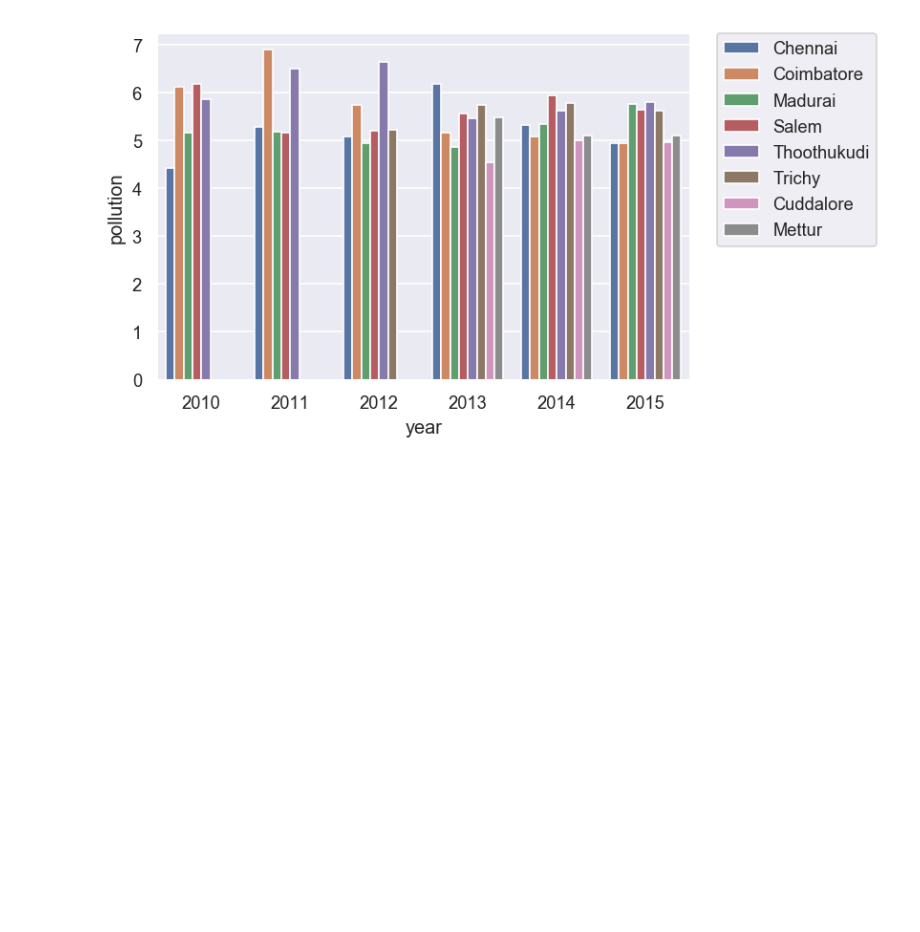
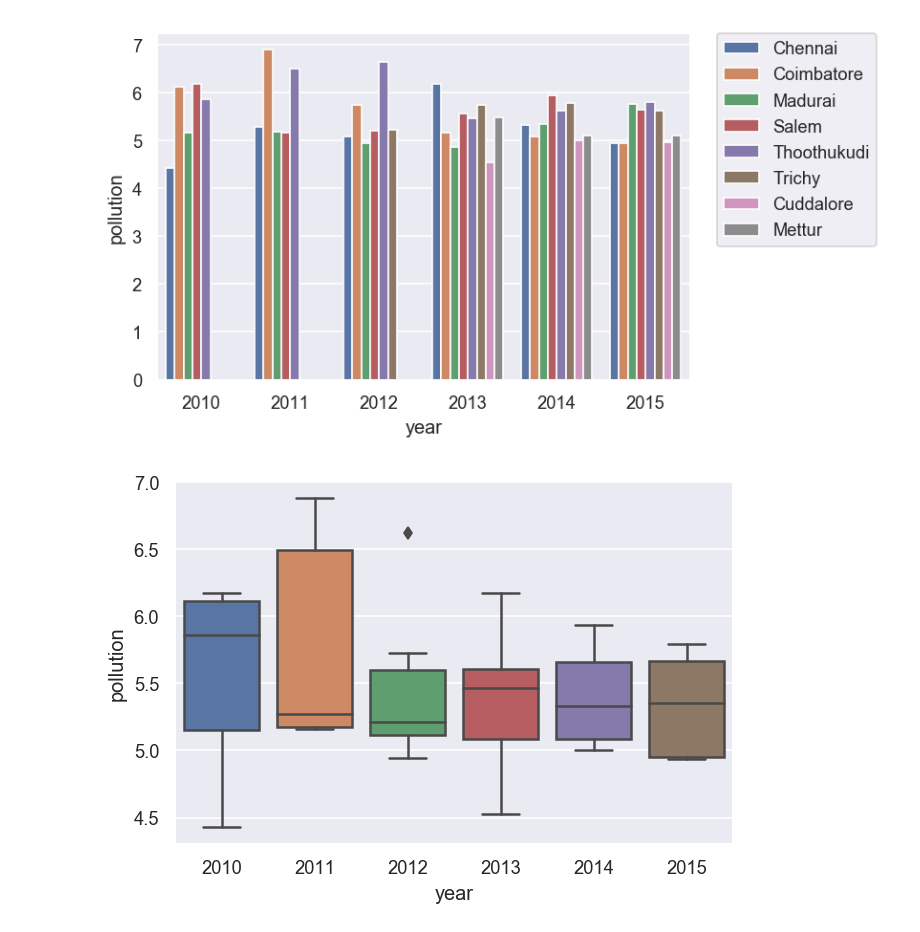
Before and after one commit to BharathC15/NielitChennai, a Jupyter notebook: python/TnAirPollution/BhaTNAirPollution.ipynb, the cells around one changed output. Saved outputs shown, nothing was run; the diff lists cells and outputs as text; code cells hidden in the pictures; blank space fills up the shorter version.

Commit message:
Added a box plot

```diff
--- a/python/TnAirPollution/BhaTNAirPollution.ipynb
+++ b/python/TnAirPollution/BhaTNAirPollution.ipynb
@@ -422,3 +422,9 @@ plt.legend(bbox_to_anchor=(1.05, 1), loc=2, borderaxespad=0.)
 plt.show()
 # %% [output]
 [figure]
+# %%
+plt.figure(dpi=120)
+sns.boxplot(x="year",y="pollution",data=df1)
+plt.show()
+# %% [output]
+[figure, added]
```
